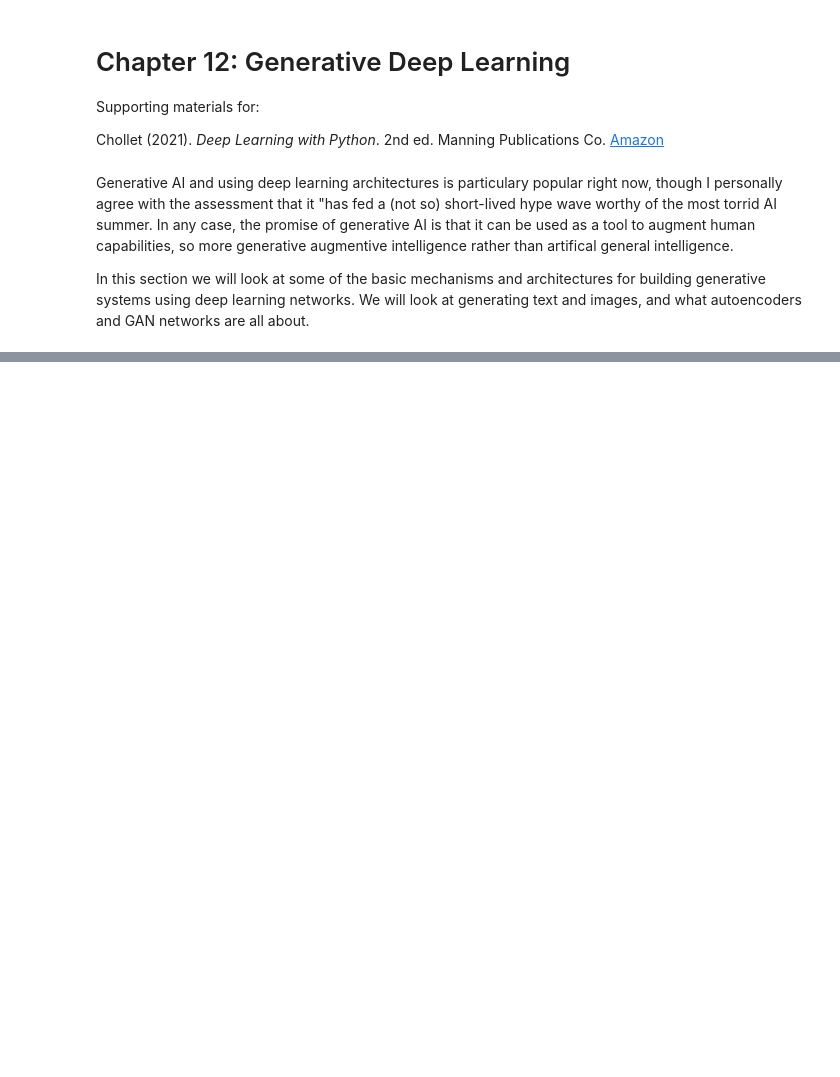
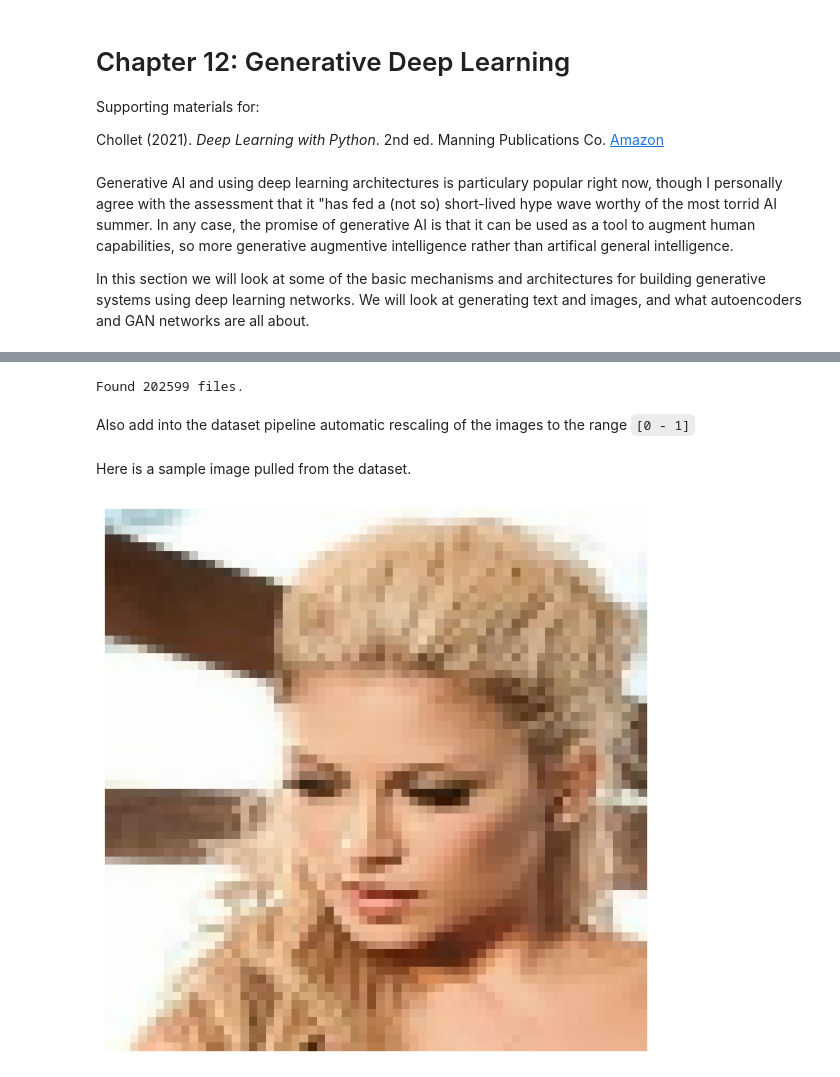
Before and after one commit to csci560-nndl/nndl, a Jupyter notebook: notebooks/ch-12-5-generative-adversarial-networks.ipynb, the cells around one changed output, grey strips where cells are left out. Drawn from its saved outputs; the diff is of its cells as text; code cells hidden in the pictures; blank space fills up the shorter version.

```diff
--- a/notebooks/ch-12-5-generative-adversarial-networks.ipynb
+++ b/notebooks/ch-12-5-generative-adversarial-networks.ipynb
@@ -82,0 +184,38 @@ requires lots of careful tuning of the model architecture and training parameter
+# %%
+# creating a dataset from a directory of images
+
+# NOTE: looks like typo in the textbook, the function is in keras.utils and
+# is named image_dataset_from_directory
+
+# NOTE: the API for smart resizing has changed.  There is a separate smart_resize preprocessing
+# function in keras.preprocessing.image.  We use that here
+
+dataset = keras.utils.image_dataset_from_directory(
+    "../data/img_align_celeba",
+    # only the images will be returned, no labels
+    label_mode=None,
+    #image_size=(64, 64),
+    batch_size=32,
+    # we will resize the images to 64x64 by using a smart combination of
+    # cropping and resizing to preserve aspect ratio.  We don't want face proportions
+    # to get distorted!
+    #smart_resize=True
+)
+
+image_size = (64, 64)
+dataset = dataset.map(lambda image: keras.preprocessing.image.smart_resize(image, image_size))
+# %% [output]
+Found 202599 files.
+# %% [markdown]
+Also add into the dataset pipeline automatic rescaling of the images to the range `[0 - 1]`
+# %%
+dataset = dataset.map(lambda x: x / 255.0)
+# %% [markdown]
+Here is a sample image pulled from the dataset.
+# %%
+for x in dataset:
+    plt.axis("off")
+    plt.imshow((x.numpy() * 255).astype("int32")[0])
+    break
+# %% [output]
+[figure, added]
```
Also changed, not shown: parts of 16 cells of this notebook, 2 other files.
